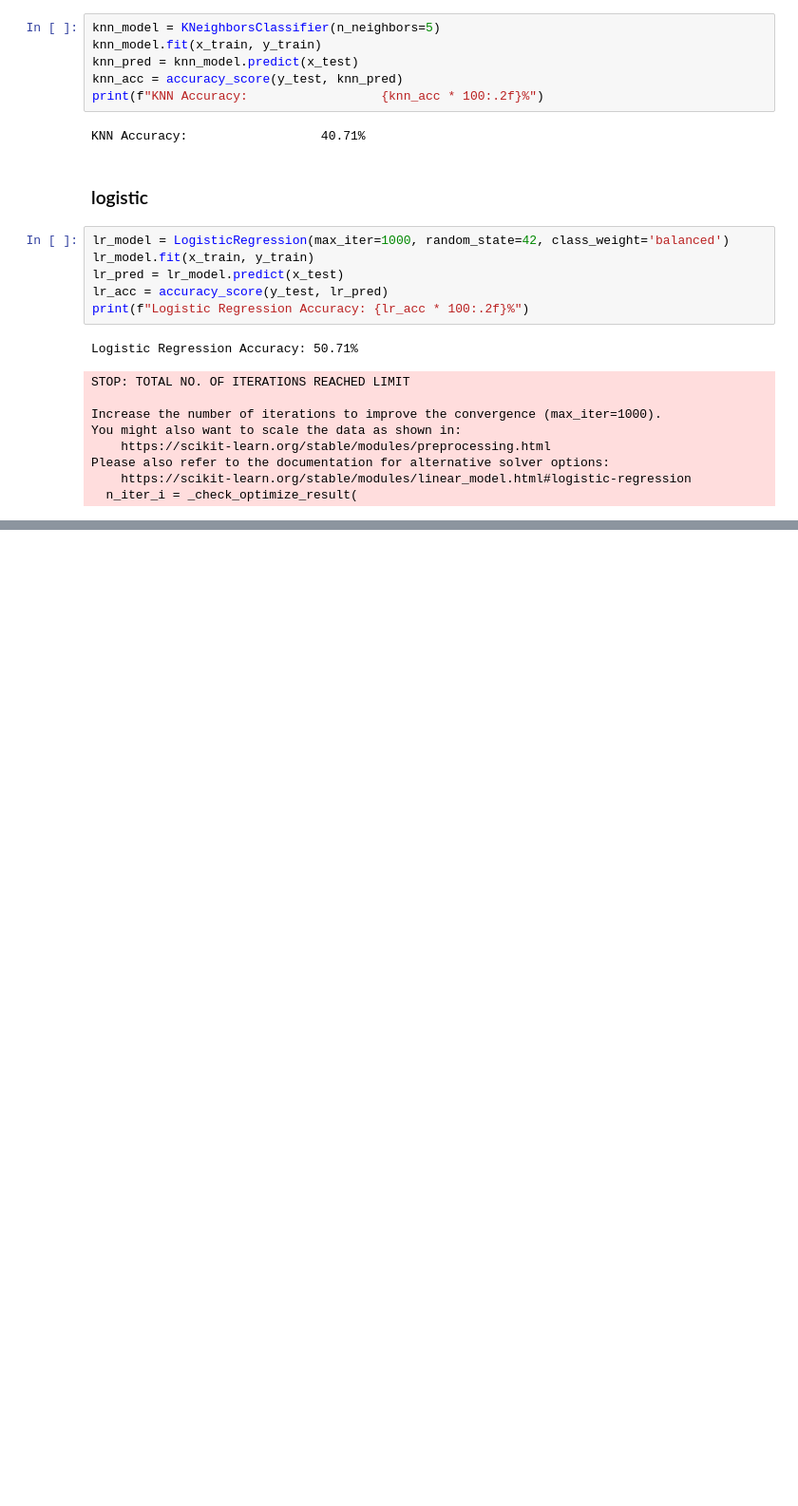
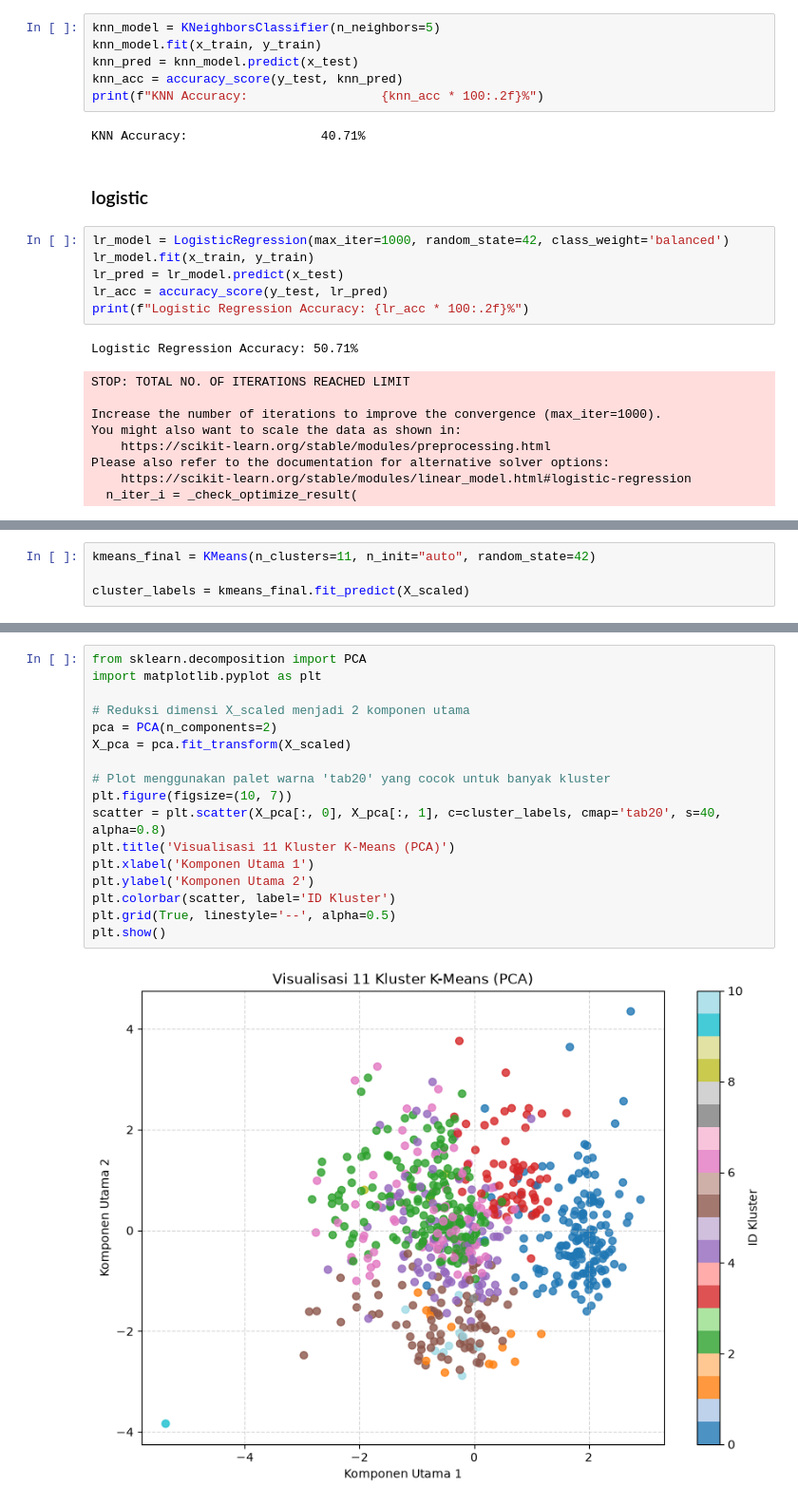
Before and after one commit to MeCatss/700ImdbProject, a Jupyter notebook: ml/rating_prediction.ipynb, the cells around one changed output, grey strips where cells are left out. Shown at 95% size. Drawn from its saved outputs; the diff is of its cells as text; blank space fills up the shorter version.

```diff
--- a/ml/rating_prediction.ipynb
+++ b/ml/rating_prediction.ipynb
@@ -155,0 +326,4 @@ Please also refer to the documentation for alternative solver options:
+# %%
+kmeans_final = KMeans(n_clusters=11, n_init="auto", random_state=42)
+
+cluster_labels = kmeans_final.fit_predict(X_scaled)
@@ -155,0 +353,19 @@ Please also refer to the documentation for alternative solver options:
+# %%
+from sklearn.decomposition import PCA
+import matplotlib.pyplot as plt
+
+# Reduksi dimensi X_scaled menjadi 2 komponen utama
+pca = PCA(n_components=2)
+X_pca = pca.fit_transform(X_scaled)
+
+# Plot menggunakan palet warna 'tab20' yang cocok untuk banyak kluster
+plt.figure(figsize=(10, 7))
+scatter = plt.scatter(X_pca[:, 0], X_pca[:, 1], c=cluster_labels, cmap='tab20', s=40, alpha=0.8)
+plt.title('Visualisasi 11 Kluster K-Means (PCA)')
+plt.xlabel('Komponen Utama 1')
+plt.ylabel('Komponen Utama 2')
+plt.colorbar(scatter, label='ID Kluster')
+plt.grid(True, linestyle='--', alpha=0.5)
+plt.show()
+# %% [output]
+[figure, added]
```
Also changed, not shown: parts of 25 cells of this notebook.
